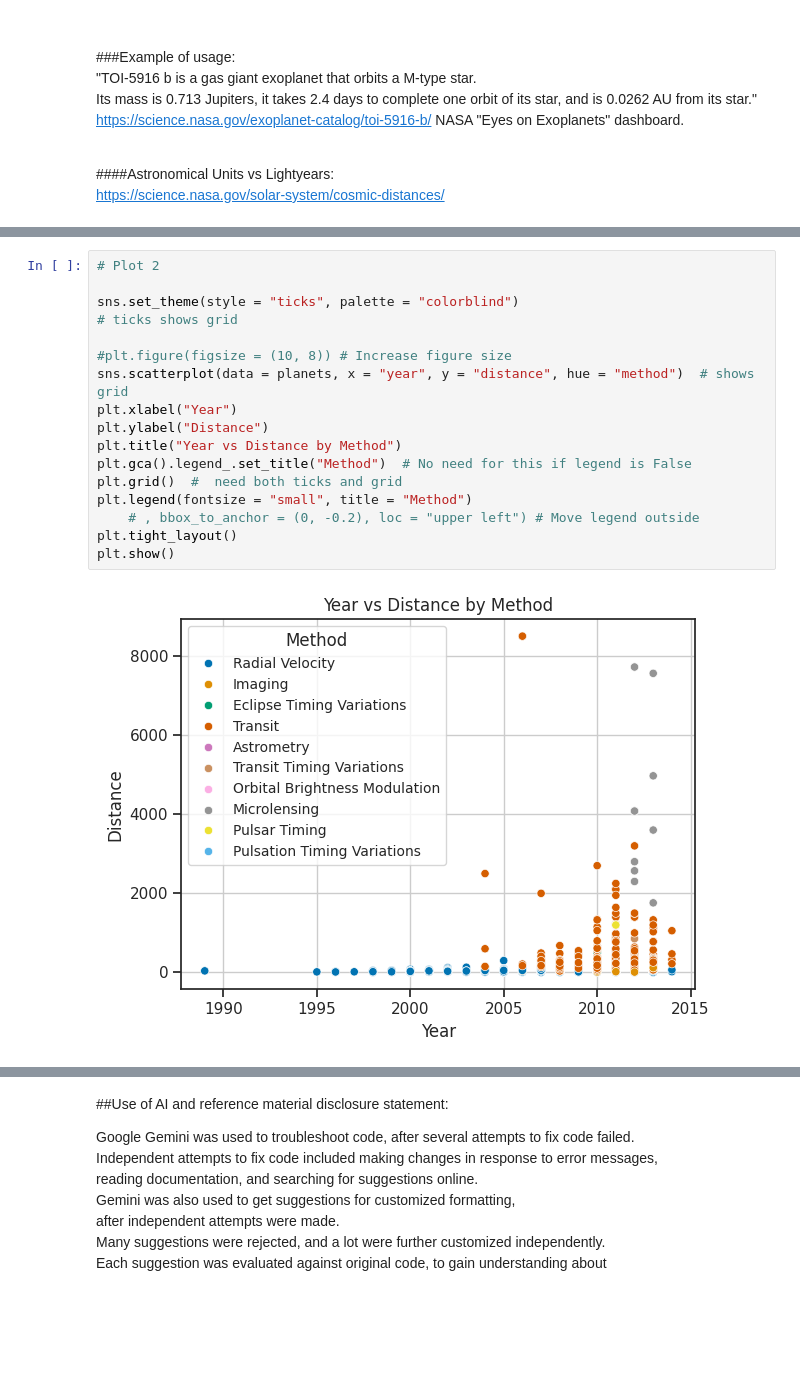
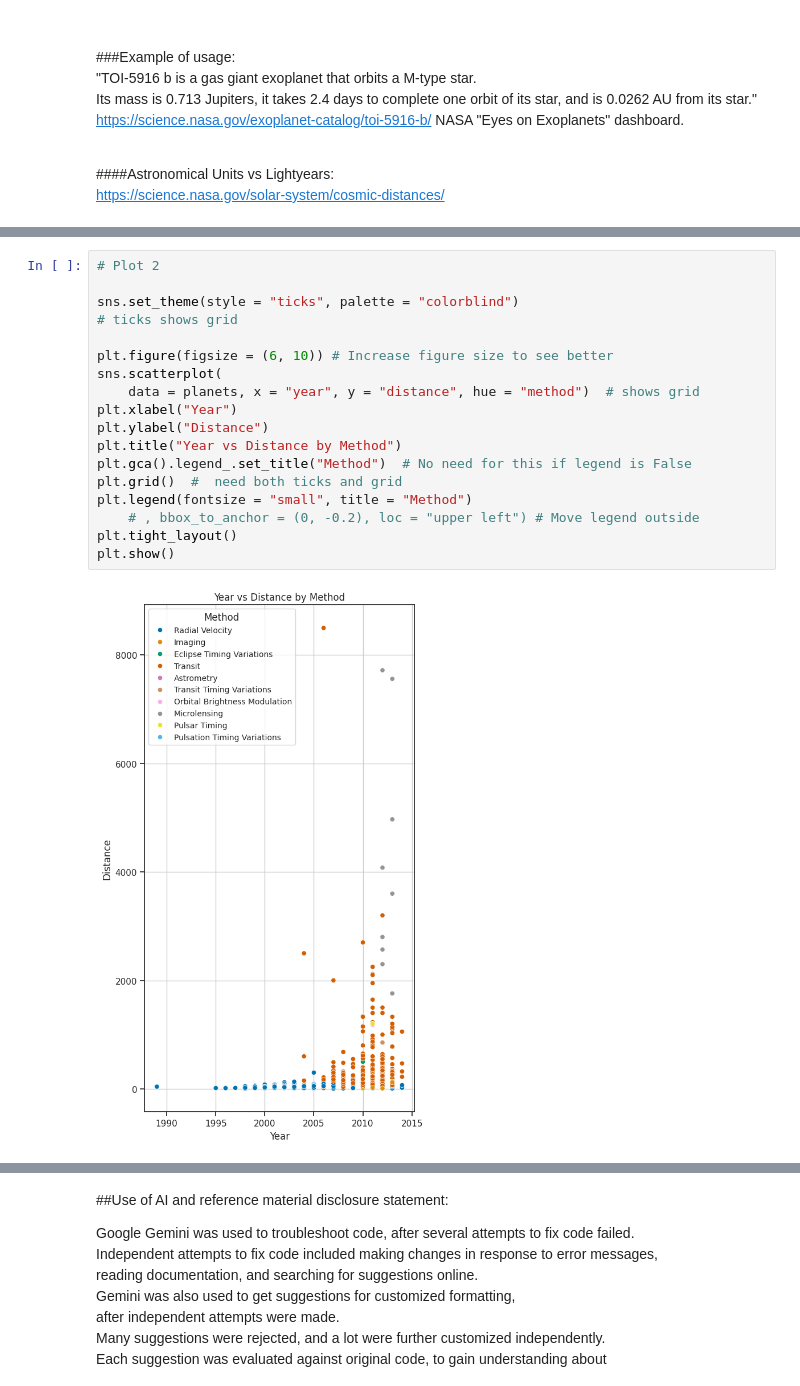
Before and after one commit to Alissa-Ouspen/data201_alissa, a Jupyter notebook: week8/OUSPENSKAIA_Project1_Week8.ipynb, the cells around one changed output, grey strips where cells are left out. Drawn from its saved outputs; the diff is of its cells as text; blank space fills up the shorter version.

```diff
--- a/week8/OUSPENSKAIA_Project1_Week8.ipynb
+++ b/week8/OUSPENSKAIA_Project1_Week8.ipynb
@@ -193,22 +318,23 @@ plt.show()
 # %%
 # Plot 2
 
 sns.set_theme(style = "ticks", palette = "colorblind")
 # ticks shows grid
 
-#plt.figure(figsize = (10, 8)) # Increase figure size
-sns.scatterplot(data = planets, x = "year", y = "distance", hue = "method")  # shows grid
+plt.figure(figsize = (6, 10)) # Increase figure size to see better
+sns.scatterplot(
+    data = planets, x = "year", y = "distance", hue = "method")  # shows grid
 plt.xlabel("Year")
 plt.ylabel("Distance")
 plt.title("Year vs Distance by Method")
 plt.gca().legend_.set_title("Method")  # No need for this if legend is False
 plt.grid()  #  need both ticks and grid
 plt.legend(fontsize = "small", title = "Method")
     # , bbox_to_anchor = (0, -0.2), loc = "upper left") # Move legend outside
 plt.tight_layout()
 plt.show()
 # %% [output]
-[figure, old version]
+[figure, new version]
 # %%
 # Plot 3
 
```
Also changed, not shown: parts of 44 cells of this notebook.
